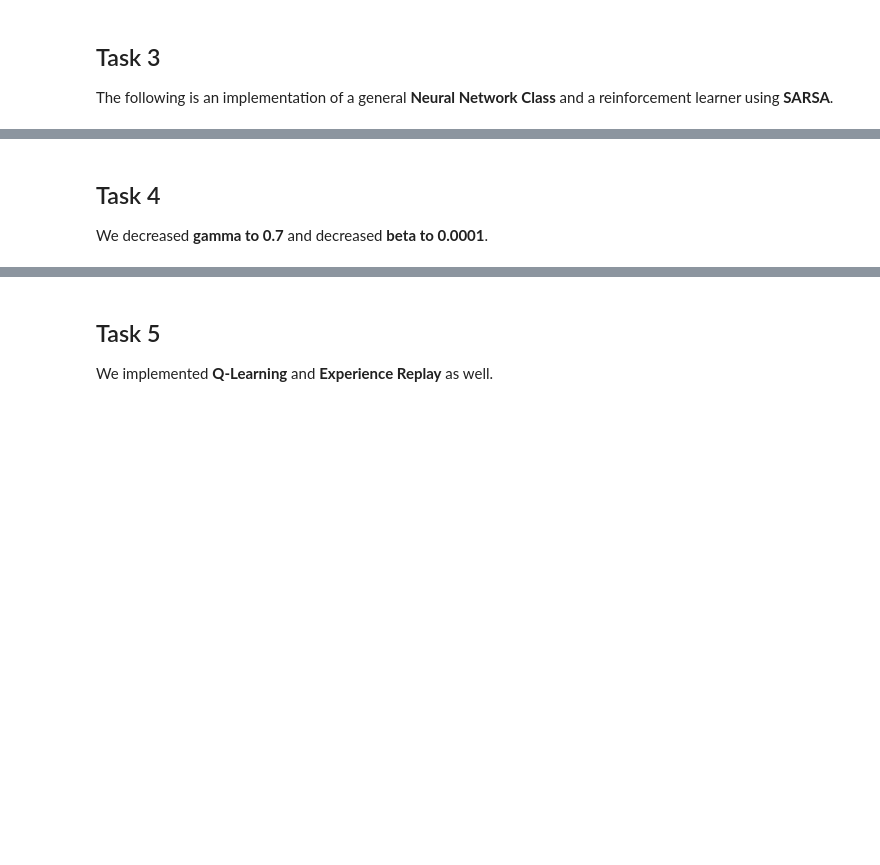
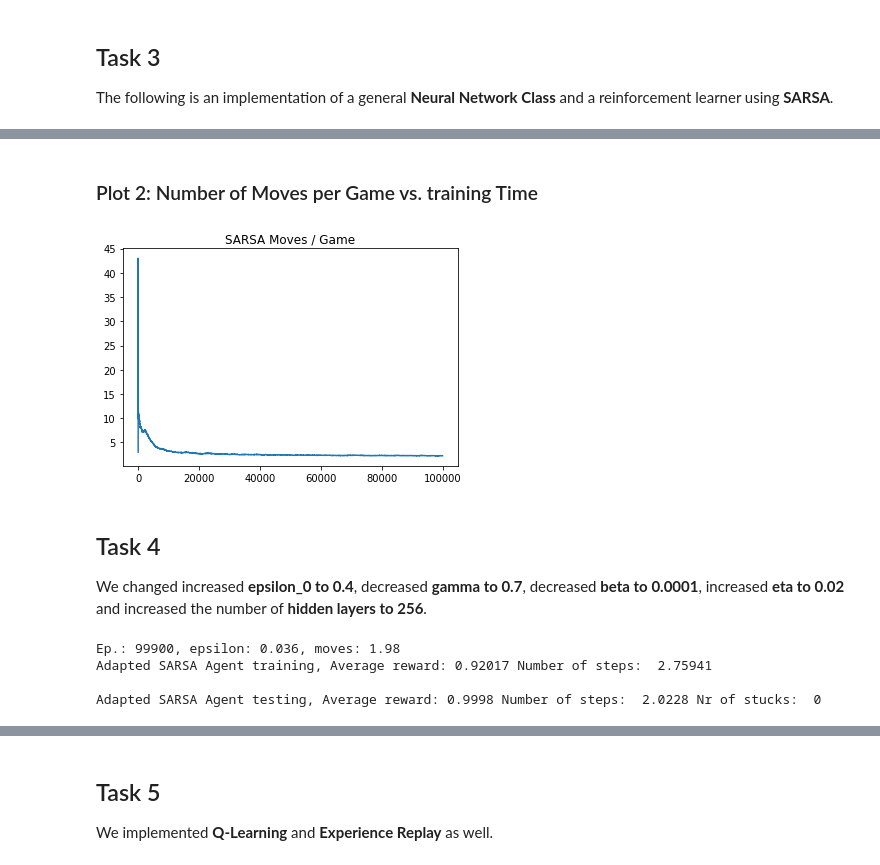
Before and after one commit to thommann/ItRL, a Jupyter notebook: AssignmentFiles/Assignment.ipynb, the cells around one changed output, grey strips where cells are left out. Saved outputs shown, nothing was run; the diff lists cells and outputs as text; code cells hidden in the pictures; blank space fills up the shorter version.

```diff
--- a/AssignmentFiles/Assignment.ipynb
+++ b/AssignmentFiles/Assignment.ipynb
@@ -358,4 +352,14 @@ KeyboardInterrupt:
+# %% [markdown]
+### Plot 2: Number of Moves per Game vs. training Time
+# %%
+ema_moves = pd.DataFrame(count).ewm(halflife=1000).mean()
+plt.figure()
+plt.title("SARSA Moves / Game")
+plt.plot(ema_moves)
+plt.show()
+# %% [output]
+[figure, added]
 # %% [markdown]
 ## Task 4
-We decreased **gamma to 0.7** and decreased **beta to 0.0001**.
+We changed increased **epsilon_0 to 0.4**, decreased **gamma to 0.7**, decreased **beta to 0.0001**, increased **eta to 0.02** and increased the number of **hidden layers to 256**.
 # %%
@@ -368,0 +374,10 @@ train_and_test(sarsa, network_adapted_sarsa, "SARSA Adapted")
+# %%
+count, rewards = sarsa(network_adapted_sarsa)
+print('\nAdapted SARSA Agent training, Average reward:', np.mean(rewards), 'Number of steps: ', np.mean(count))
+nr_moves_sarsa_test, rewards_sarsa_test, stucks_sarsa_test = test(network_adapted_sarsa, env, 5000)
+print('\nAdapted SARSA Agent testing, Average reward:', np.mean(rewards_sarsa_test), 'Number of steps: ', np.mean(nr_moves_sarsa_test), 'Nr of stucks: ', stucks_sarsa_test)
+# %% [output]
+Ep.: 99900, epsilon: 0.036, moves: 1.98
+Adapted SARSA Agent training, Average reward: 0.92017 Number of steps:  2.75941
+
+Adapted SARSA Agent testing, Average reward: 0.9998 Number of steps:  2.0228 Nr of stucks:  0
```
Also changed, not shown: parts of 30 cells of this notebook.
